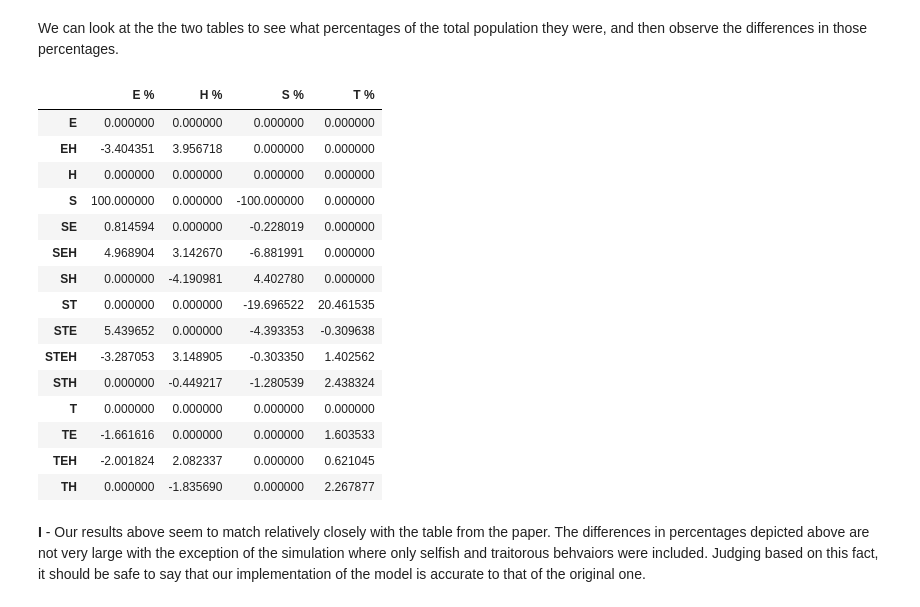
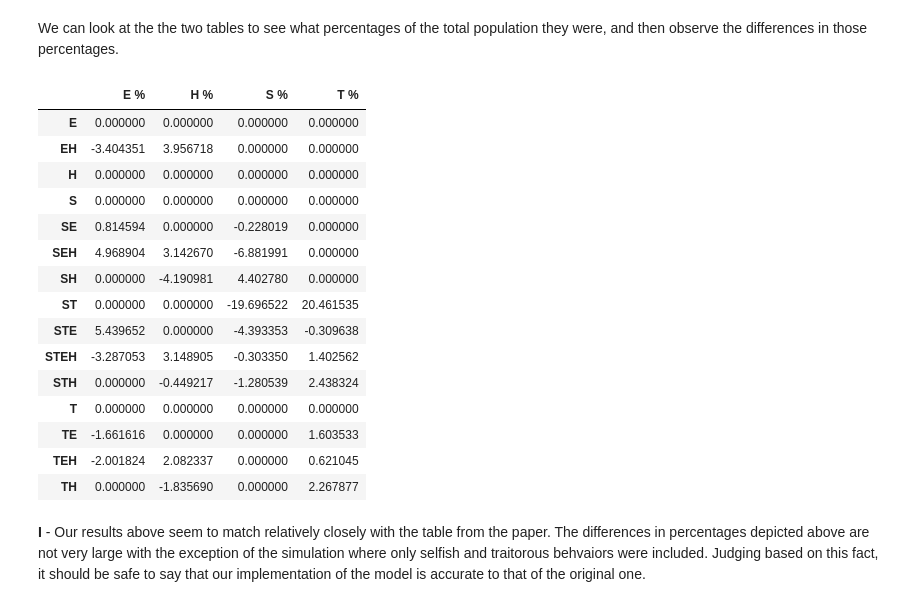
Before and after one commit to kailevy/EthnoModel, a Jupyter notebook: reports/Preliminary_Report_EvolveStrat.ipynb, the cells around one changed output. Cells and saved outputs as stored; diff of their text form; code cells hidden in the pictures.

```diff
--- a/reports/Preliminary_Report_EvolveStrat.ipynb
+++ b/reports/Preliminary_Report_EvolveStrat.ipynb
@@ -169,30 +169,30 @@ We can look at the the two tables to see what percentages of the total populatio
 # %%
 orig_model_results = {'E': [100.0, 0.0, 0.0, 0.0],
  'EH': [84.19, 15.81, 0.0, 0.0],
  'H': [0.0, 100.0, 0.0, 0],
- 'S': [100.0, 0.0, 0.0, 0.0],
+ 'S': [0.0, 0.0, 100.0, 0.0],
  'SE': [90.1, 0.0, 9.99, 0.0],
  'SEH': [74.97, 17.17, 7.86, 0.0],
  'SH': [0.0, 91.39, 8.61, 0.0],
  'ST': [0.0, 0.0, 66.12, 33.88],
  'STE': [89.08, 0.0, 8.88, 2.04],
  'STEH': [74.78,14.48,7.77,2.97],
  'STH': [0.0, 83.77, 7.04, 9.19],
  'T': [0.0, 0.0, 0.0, 100.0],
  'TE': [97.91, 0.0, 0.0, 2.01],
  'TEH': [82.35, 15.25, 0.0, 2.41],
  'TH': [0.0, 88.72, 0.0, 11.28]}
 
 orig_model_table = pd.DataFrame(orig_model_results).transpose()
 orig_model_table.columns = ['E %', 'H %', 'S %', 'T %']
 orig_model_table.reindex(['STEH','STH','TEH','SEH','STE','ST','TH','SH','TE','SE','EH','E','H','S','T'])
 orig_model_table - newtemp[['E %','H %','S %','T %']]
 # %% [output]
 |  | E % | H % | S % | T % |
 | E | 0.000000 | 0.000000 | 0.000000 | 0.000000 |
 | EH | -3.404351 | 3.956718 | 0.000000 | 0.000000 |
 | H | 0.000000 | 0.000000 | 0.000000 | 0.000000 |
-| S | 100.000000 | 0.000000 | -100.000000 | 0.000000 |
+| S | 0.000000 | 0.000000 | 0.000000 | 0.000000 |
 | SE | 0.814594 | 0.000000 | -0.228019 | 0.000000 |
 | SEH | 4.968904 | 3.142670 | -6.881991 | 0.000000 |
 | SH | 0.000000 | -4.190981 | 4.402780 | 0.000000 |
```
